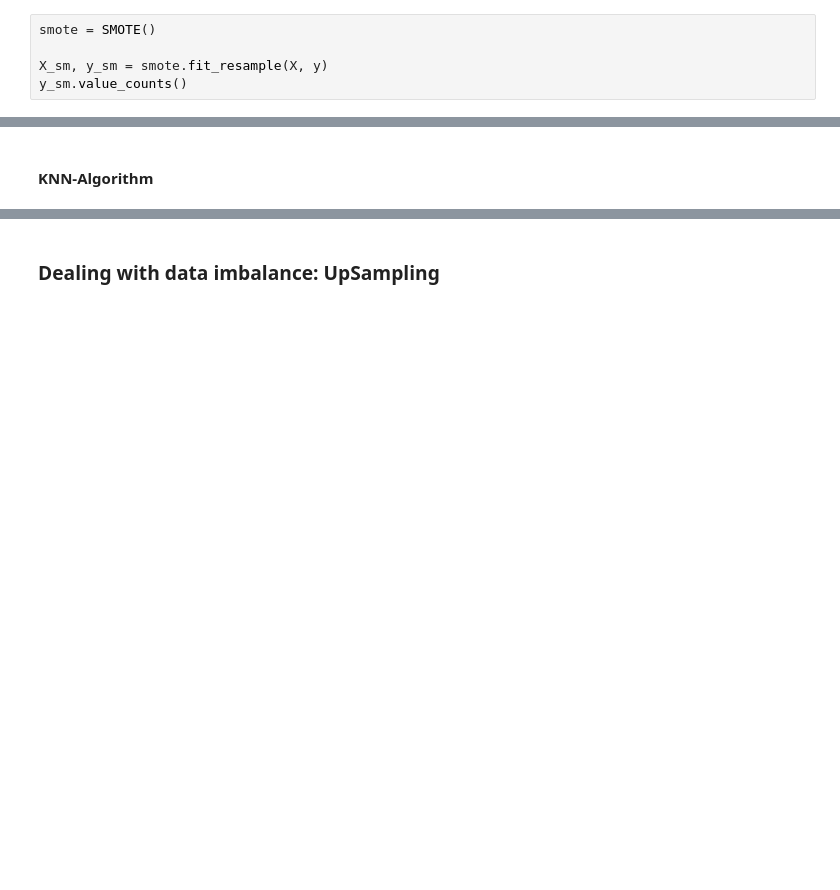
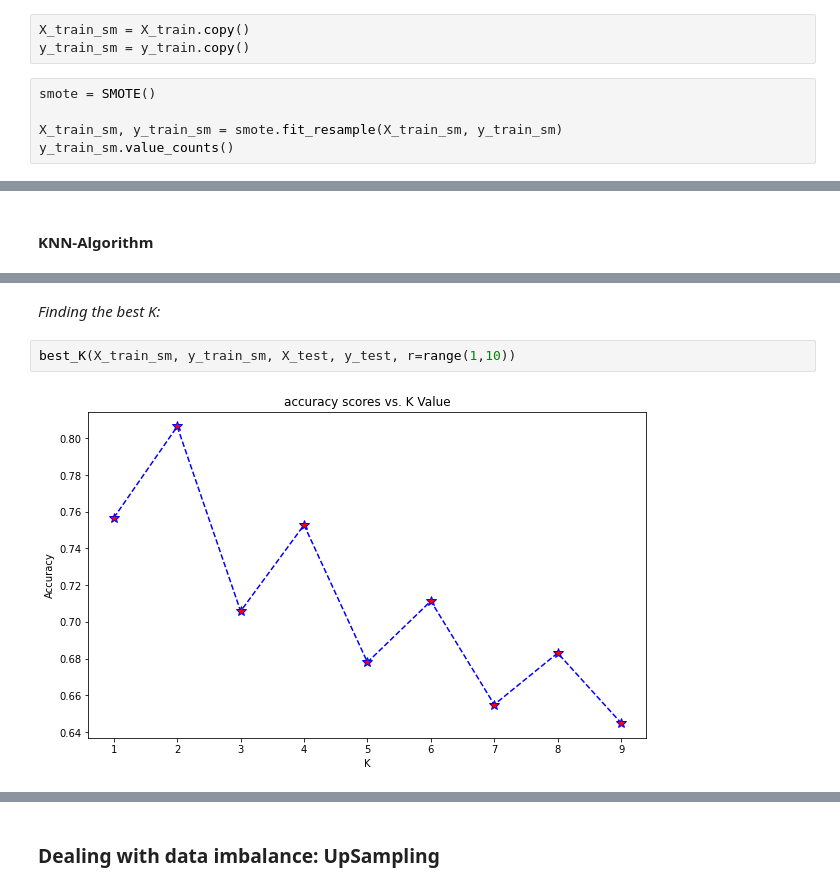
Before and after one commit to katharina-beriault/Midterm_Project_Credit-Card-Marketing_Classification, a Jupyter notebook: Python/Outcome.ipynb, the cells around one changed output, grey strips where cells are left out. Saved outputs shown, nothing was run; the diff lists cells and outputs as text; blank space fills up the shorter version.

```diff
--- a/Python/Outcome.ipynb
+++ b/Python/Outcome.ipynb
@@ -764,9 +762,12 @@ sns.heatmap(cf_matrix, annot=labels, fmt='', cmap='Blues')
 ## Model improvement
 # %% [markdown]
 ### Dealing with data imbalance: SMOTE
+# %%
+X_train_sm = X_train.copy()
+y_train_sm = y_train.copy()
 # %%
 smote = SMOTE()
 
-X_sm, y_sm = smote.fit_resample(X, y)
-y_sm.value_counts()
+X_train_sm, y_train_sm = smote.fit_resample(X_train_sm, y_train_sm)
+y_train_sm.value_counts()
 # %% [output]
@@ -919,0 +881,6 @@ My 2cent: Accuracy, AUC-ROC and/or F1 score = ALWAYS; Precision / Recall when th
+# %% [markdown]
+*Finding the best K:*
+# %%
+best_K(X_train_sm, y_train_sm, X_test, y_test, r=range(1,10))
+# %% [output]
+[figure, added]
```
Also changed, not shown: parts of 76 cells of this notebook, 6 other files.
